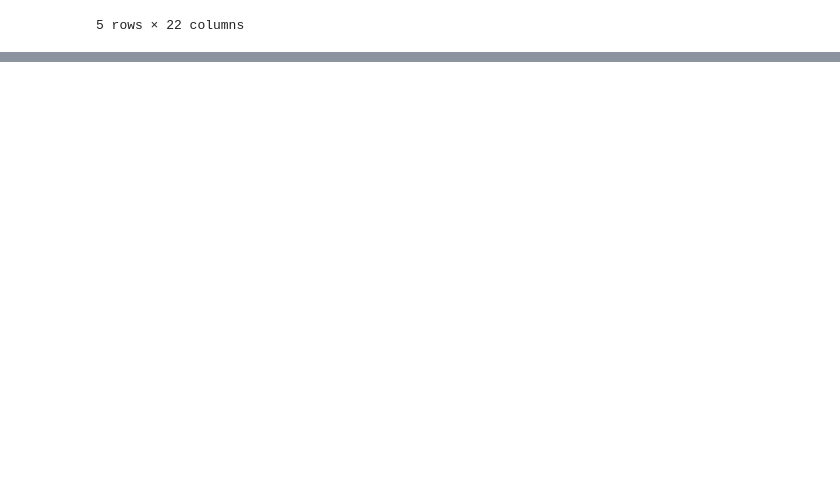
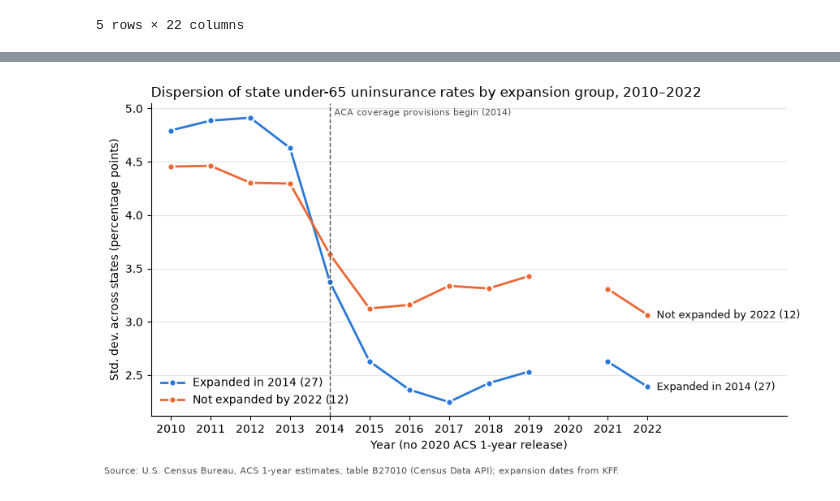
Before and after one commit to JTvH-13/ECON-630-Week-6-Assignment, a Jupyter notebook: analysis.ipynb, the cells around one changed output, grey strips where cells are left out. Saved outputs shown, nothing was run; the diff lists cells and outputs as text; code cells hidden in the pictures; blank space fills up the shorter version.

```diff
--- a/analysis.ipynb
+++ b/analysis.ipynb
@@ -338,0 +418,9 @@ did.head()
+# %%
+sd_rate = did.groupby(["group", "year"])["uninsured_rate_under65"].std()
+plot_group_series(
+    {g: sd_rate[g] for g in GROUP_COLORS},
+    title="Dispersion of state under-65 uninsurance rates by expansion group, 2010–2022",
+    ylabel="Std. dev. across states (percentage points)",
+)
+# %% [output]
+[figure, added]
```
Also changed, not shown: parts of 23 cells of this notebook, 1 other file.
